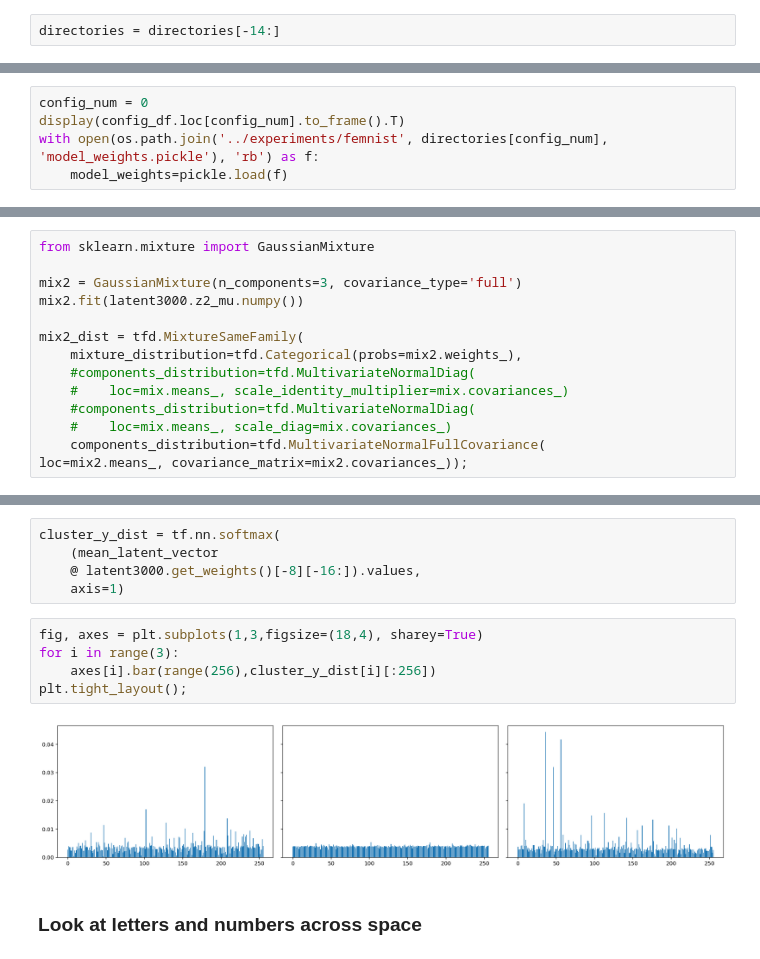
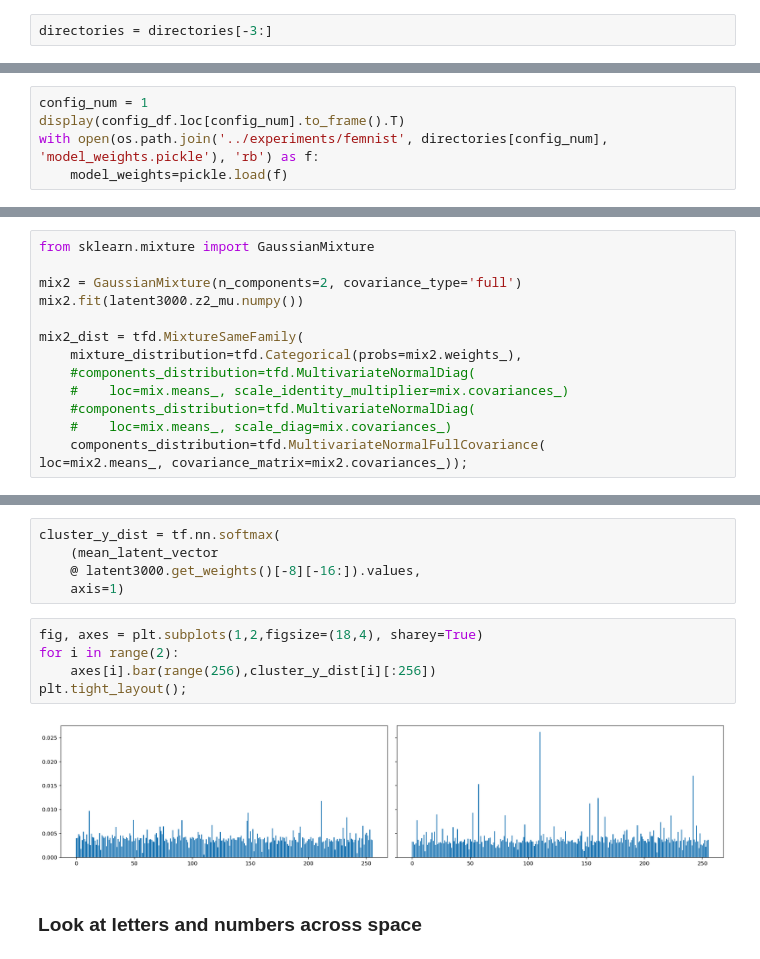
Before and after one commit to milesaturpin/latent-variable-nn, a Jupyter notebook: notebooks/femnist_results.ipynb, the cells around one changed output, grey strips where cells are left out. Saved outputs shown, nothing was run; the diff lists cells and outputs as text.

```diff
--- a/notebooks/femnist_results.ipynb
+++ b/notebooks/femnist_results.ipynb
@@ -116,7 +118,7 @@ directories = !cd ../experiments/femnist; ls -d -- */
 # %%
 directories = directories[2:3]
 # %%
-directories = directories[-14:]
+directories = directories[-3:]
 # %%
 results_df_list = []
 hyperparams = []
@@ -371,5 +338,5 @@ Name: 40, dtype: float64
 # %%
-config_num = 0
+config_num = 1
 display(config_df.loc[config_num].to_frame().T)
 with open(os.path.join('../experiments/femnist', directories[config_num], 'model_weights.pickle'), 'rb') as f:
     model_weights=pickle.load(f)
@@ -874,7 +910,7 @@ plt.tight_layout();
 # %%
 from sklearn.mixture import GaussianMixture
 
-mix2 = GaussianMixture(n_components=3, covariance_type='full')
+mix2 = GaussianMixture(n_components=2, covariance_type='full')
 mix2.fit(latent3000.z2_mu.numpy())
 
 mix2_dist = tfd.MixtureSameFamily(
@@ -1003,12 +1039,12 @@ cluster_y_dist = tf.nn.softmax(
     @ latent3000.get_weights()[-8][-16:]).values,
     axis=1)
 # %%
-fig, axes = plt.subplots(1,3,figsize=(18,4), sharey=True)
-for i in range(3):
+fig, axes = plt.subplots(1,2,figsize=(18,4), sharey=True)
+for i in range(2):
     axes[i].bar(range(256),cluster_y_dist[i][:256])
 plt.tight_layout();
 # %% [output]
-[figure, old version]
+[figure, new version]
 # %% [markdown]
 ### Look at letters and numbers across space
 # %%
```
Also changed, not shown: parts of 54 cells of this notebook, 4 other files.
